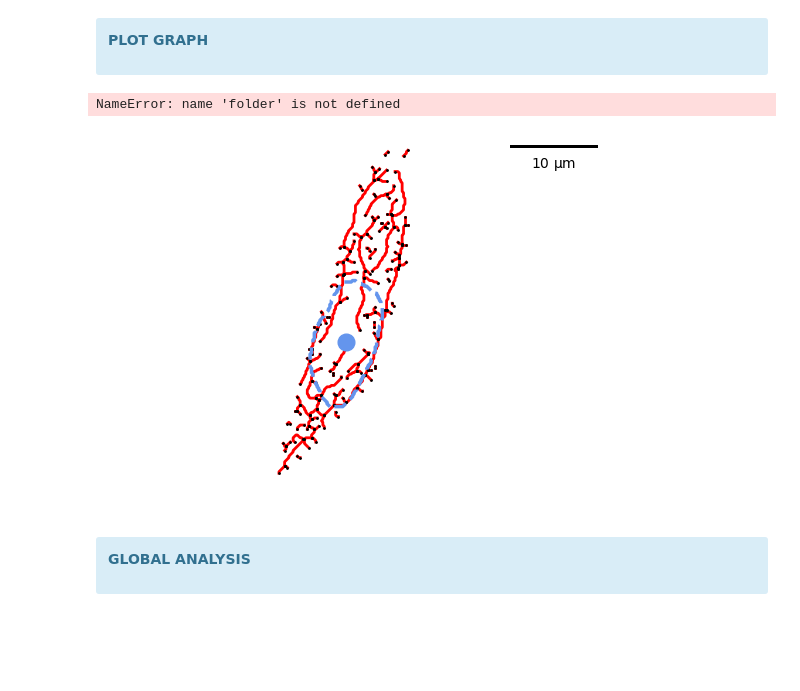
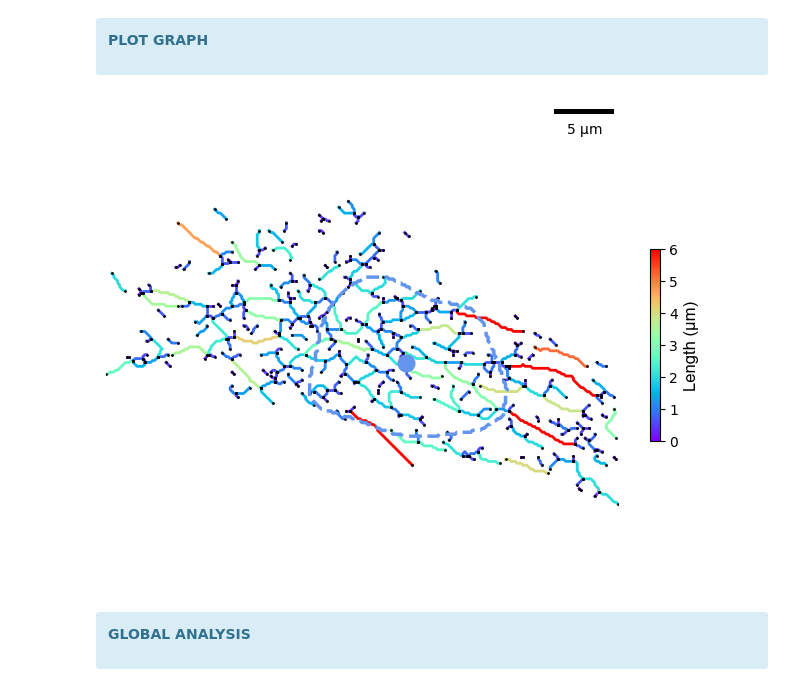
Before and after one commit to diogojfv/aTubulinOrganization, a Jupyter notebook: 7 - Results Analysis.ipynb, the cells around one changed output. Cells and saved outputs as stored; diff of their text form; code cells hidden in the pictures; blank space fills up the shorter version.

```diff
--- a/7 - Results Analysis.ipynb
+++ b/7 - Results Analysis.ipynb
@@ -116,15 +43,10 @@ folder      = os.path.dirname(os.getcwd()) + "\\Datasets\\Set 1-a-tubulin_Sofia"
 # Import images from CYTO, NUCL and RGB folders.
 options     = ["CYTO","NUCL","RGB"]
 
-# Function to automatically retrieve image labels and indexes.
-denominator = label_tubulin
-
 # Dictionary with keys "CYTO", "NUCL", "RGB".
-data = init_import(folder,options,denominator)
-
-# Import ROIs
-ROIs = pickle.load(open(folder + '//ROIs//ROIs_TEST.pkl', 'rb'))
+data = init_import(folder,options)
 
 # Import processed results
-ResultsDF = pd.read_pickle(folder + "\\ResultsDF_TEST_DONE.pkl")
+#ResultsDF = pd.read_pickle(folder + "\\ResultsDF_TEST_DONE.pkl")
+ResultsDF = pd.read_pickle(folder + "\\ResultsDF_6_mai_24_totest.pkl")
 # %% [output]
@@ -405,17 +265,17 @@ Done.
 cmap     = pltc.rainbow
 cm       = truncate_colormap(cmap, 0, 1, 300)
 
-# graph_plotter(ResultsRow       = ResultsDF.loc[cell],
-#               data             = data,
-#               feat             = 'branch-distance',
-#               cmap             = cm,
-#               normalize_bounds = [0,6],
-#               colorbar_label   = 'Length (μm)',
-#               nodes            = True,
-#               main_branch      = False,
-#               overlay          = None,
-#               scalebar         = True,
-#               save             = 'morphology_graph0')
+fig_graph = graph_plotter(ResultsRow       = ResultsDF.loc[cell],
+                          data             = data,
+                          feat             = 'SKNW:branch-distance (scaled)',
+                          cmap             = cm,
+                          normalize_bounds = [0,6],
+                          colorbar_label   = 'Length (μm)',
+                          nodes            = True,
+                          main_branch      = False,
+                          overlay          = None,
+                          scalebar         = True,
+                          save             = 'morphology_graph0')
 
 # graph_plotter(ResultsRow       = ResultsDF.loc[cell],
 #               data             = data,
@@ -477,46 +337,45 @@ cm       = truncate_colormap(cmap, 0, 1, 300)
 #               scalebar         = True,
 #               save             = False)
 
 # fig_graph = graph_plotter(ResultsRow       = ResultsDF.loc[cell],
 #                           data             = data,
 #                           feat             = 'CNF2D:Distances to Centroid',
 #                           cmap             = cm,
 #                           normalize_bounds = 'default',
 #                           colorbar_label   = 'Distance (μm)',
 #                           nodes            = False,
 #                           main_branch      = False,
 #                           overlay          = None,
 #                           scalebar         = True,
 #                           save             = False)
 
-fig_graph = graph_plotter(ResultsRow       = ResultsDF.loc[cell],
-              data             = data,
-              cmap             = cm,
-              feat             = None,
-              normalize_bounds = 'default',
-              colorbar_label   = None,
-              nodes            = True,
-              main_branch      = False,
-              overlay          = None,
-              scalebar         = True,
-              save             = 'figure4_graph')
+# fig_graph = graph_plotter(ResultsRow       = ResultsDF.loc[cell],
+#               data             = data,
+#               cmap             = cm,
+#               feat             = None,
+#               normalize_bounds = 'default',
+#               colorbar_label   = None,
+#               nodes            = True,
+#               main_branch      = False,
+#               overlay          = None,
+#               scalebar         = True,
+#               save             = 'figure4_graph')
 
 # fig_graph = graph_plotter(ResultsRow       = ResultsDF.loc[cell],
 #               data             = data,
 #               feat             = 'branch-type',
 #               cmap             = cm,
 #               normalize_bounds = 'default',
 #               colorbar_label   = None,
 #               nodes            = True,
 #               main_branch      = False,
 #               overlay          = None,
 #               scalebar         = True,
 #               save             = 'connectivity2')
 
 #graph_plotter(ResultsRow=ResultsDF.loc[cell],data=data,feat=None,cmap=cm,normalize_bounds='default',colorbar_label=None,nodes=True,main_branch=False, overlay = None,scalebar=False, save='preprocessing_cellX_paper_graph')
 # %% [output]
-NameError: name 'folder' is not defined
-[figure, old version]
+[figure, new version]
 # %% [markdown]
 <div class="alert alert-block alert-info">
 
```
Also changed, not shown: parts of 17 cells of this notebook, 2 other files.
